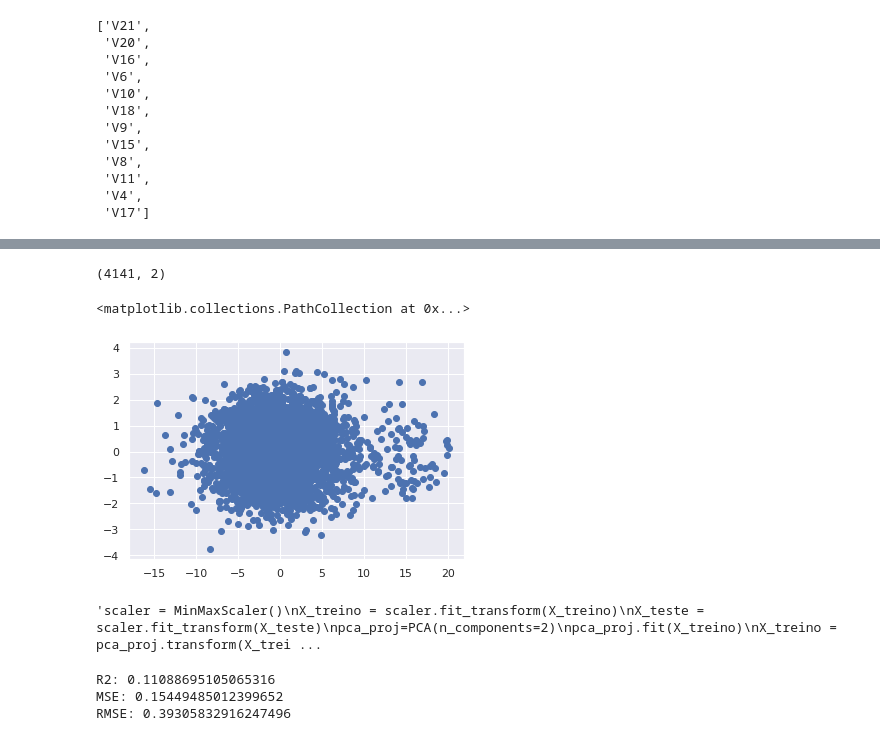
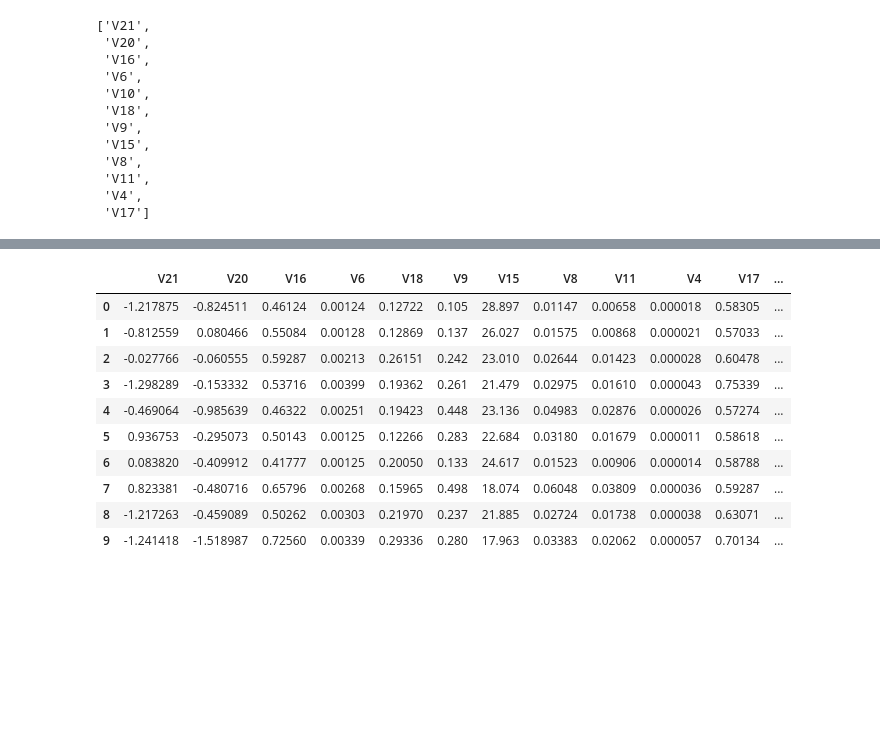
Before and after one commit to HedersonSantos/RegDatChallg, a Jupyter notebook: regressao_saude_v2.ipynb, the cells around one changed output, grey strips where cells are left out. Drawn from its saved outputs; the diff is of its cells as text; code cells hidden in the pictures; blank space fills up the shorter version.

```diff
--- a/regressao_saude_v2.ipynb
+++ b/regressao_saude_v2.ipynb
@@ -213,7 +214,7 @@ n_preditoras
  'V17']
 # %%
 #removing variables with high correlation (greater than 0.9)
-'''dados_corr = dados[n_preditoras].corr('spearman')
+dados_corr = dados[n_preditoras].corr('spearman')
 retirar=[]
 analisada = []
 for c in dados_corr.columns:
@@ -225,5 +226,5 @@ for c in dados_corr.columns:
   if len(sai)>0:
     retirar.append(c)
 n_preditoras = [c for c in n_preditoras if not c in retirar]
-n_preditoras'''
+n_preditoras
 # %% [output]
@@ -248,44 +232,33 @@ imprimeBoxPlot(dfTrain, n_preditoras, 'com outliers')
-# %%
-
-###########
-# projecting data in 2D using PCA
-###########
-X = dados[n_preditoras]
-pca_proj=PCA(n_components=2)
-data_2d=pca_proj.fit_transform(X)
-print(data_2d.shape)
-
-plt.scatter(data_2d[:,0],data_2d[:,1])
-# %% [output]
-(4141, 2)
-<matplotlib.collections.PathCollection at 0x...>
-[figure, removed]
+# %%
+k=2
+dados['bias'] = dados[n_preditoras].loc[:,:].apply(lambda x: k*x[n_preditoras[0]] +
+                                                             (k+1)*x[n_preditoras[1]] +
+                                                             (k+2)*x[n_preditoras[2]] +
+                                                             (k+3)*x[n_preditoras[3]] +
+                                                             (k+4)*x[n_preditoras[4]] +
+                                                             (k+5)*x[n_preditoras[5]] +
+                                                             (k+6)*x[n_preditoras[6]] +
+                                                             (k+7)*x[n_preditoras[7]] +
+                                                             (k+8)*x[n_preditoras[8]] +
+                                                             (k+9)*x[n_preditoras[9]] +
+                                                             (k+10)*x[n_preditoras[10]], axis=1)
+n_preditoras.append('bias')
+# %%
+dados[n_preditoras].head(10)
+# %% [output]
+|  | V21 | V20 | V16 | V6 | V18 | V9 | V15 | V8 | V11 | V4 | V17 | ... |
+| 0 | -1.217875 | -0.824511 | 0.46124 | 0.00124 | 0.12722 | 0.105 | 28.897 | 0.01147 | 0.00658 | 0.000018 | 0.58305 | ... |
+| 1 | -0.812559 | 0.080466 | 0.55084 | 0.00128 | 0.12869 | 0.137 | 26.027 | 0.01575 | 0.00868 | 0.000021 | 0.57033 | ... |
+| 2 | -0.027766 | -0.060555 | 0.59287 | 0.00213 | 0.26151 | 0.242 | 23.010 | 0.02644 | 0.01423 | 0.000028 | 0.60478 | ... |
+| 3 | -1.298289 | -0.153332 | 0.53716 | 0.00399 | 0.19362 | 0.261 | 21.479 | 0.02975 | 0.01610 | 0.000043 | 0.75339 | ... |
+| 4 | -0.469064 | -0.985639 | 0.46322 | 0.00251 | 0.19423 | 0.448 | 23.136 | 0.04983 | 0.02876 | 0.000026 | 0.57274 | ... |
+| 5 | 0.936753 | -0.295073 | 0.50143 | 0.00125 | 0.12266 | 0.283 | 22.684 | 0.03180 | 0.01679 | 0.000011 | 0.58618 | ... |
+| 6 | 0.083820 | -0.409912 | 0.41777 | 0.00125 | 0.20050 | 0.133 | 24.617 | 0.01523 | 0.00906 | 0.000014 | 0.58788 | ... |
+| 7 | 0.823381 | -0.480716 | 0.65796 | 0.00268 | 0.15965 | 0.498 | 18.074 | 0.06048 | 0.03809 | 0.000036 | 0.59287 | ... |
+| 8 | -1.217263 | -0.459089 | 0.50262 | 0.00303 | 0.21970 | 0.237 | 21.885 | 0.02724 | 0.01738 | 0.000038 | 0.63071 | ... |
+| 9 | -1.241418 | -1.518987 | 0.72560 | 0.00339 | 0.29336 | 0.280 | 17.963 | 0.03383 | 0.02062 | 0.000057 | 0.70134 | ... |
 # %%
 #split train sample in two samples: X_treino and X_teste
 X = dados[n_preditoras]
 y = dados['score'].map(lambda x: np.log(x+ 0.01))
 X_treino, X_teste, y_treino, y_teste = train_test_split(X, y, test_size=0.2, random_state = 123)
-# %%
-'''scaler = MinMaxScaler()
-X_treino = scaler.fit_transform(X_treino)
-X_teste = scaler.fit_transform(X_teste)
-pca_proj=PCA(n_components=2)
-pca_proj.fit(X_treino)
-X_treino = pca_proj.transform(X_treino)
-X_teste = pca_proj.transform(X_teste)'''
-# %% [output]
-'scaler = MinMaxScaler()\nX_treino = scaler.fit_transform(X_treino)\nX_teste = scaler.fit_transform(X_teste)\npca_proj=PCA(n_components=2)\npca_proj.fit(X_treino)\nX_treino = pca_proj.transform(X_trei ...
-# %%
-linreg = LinearRegression()
-linreg.fit(X_treino, y_treino)
-y_pred_linreg = linreg.predict(X_teste)
-r2_linreg = r2_score(y_teste, y_pred_linreg)
-print('R2:',r2_linreg)
-mse_linreg = mean_squared_error(y_teste, y_pred_linreg)
-print('MSE:',mse_linreg)
-rmse_linreg = mean_squared_error(y_teste, y_pred_linreg, squared=False)
-print('RMSE:',rmse_linreg)
-# %% [output]
-R2: 0.11088695105065316
-MSE: 0.15449485012399652
-RMSE: 0.39305832916247496
```
Also changed, not shown: parts of 19 cells of this notebook.
